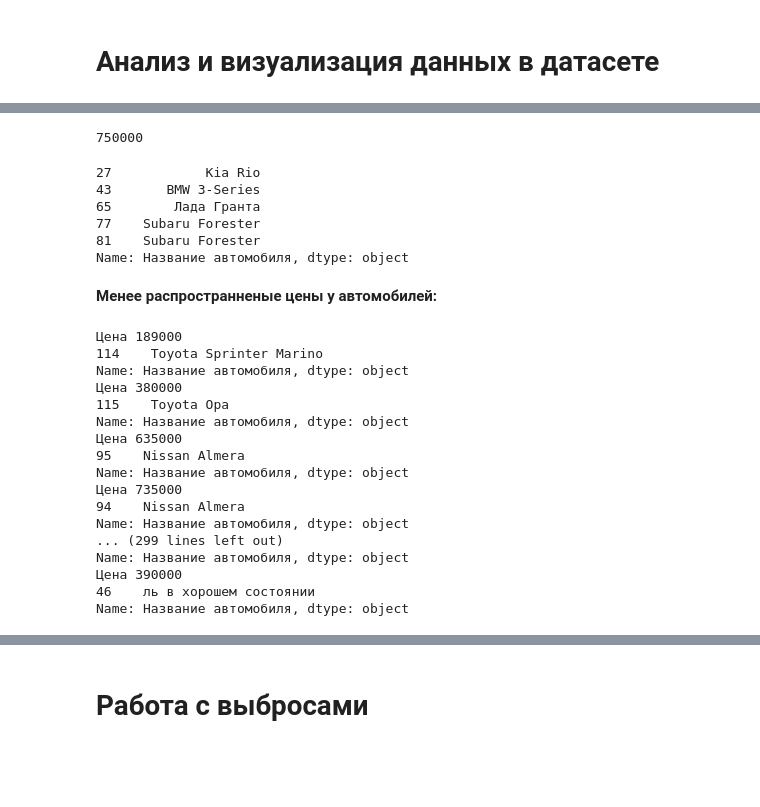
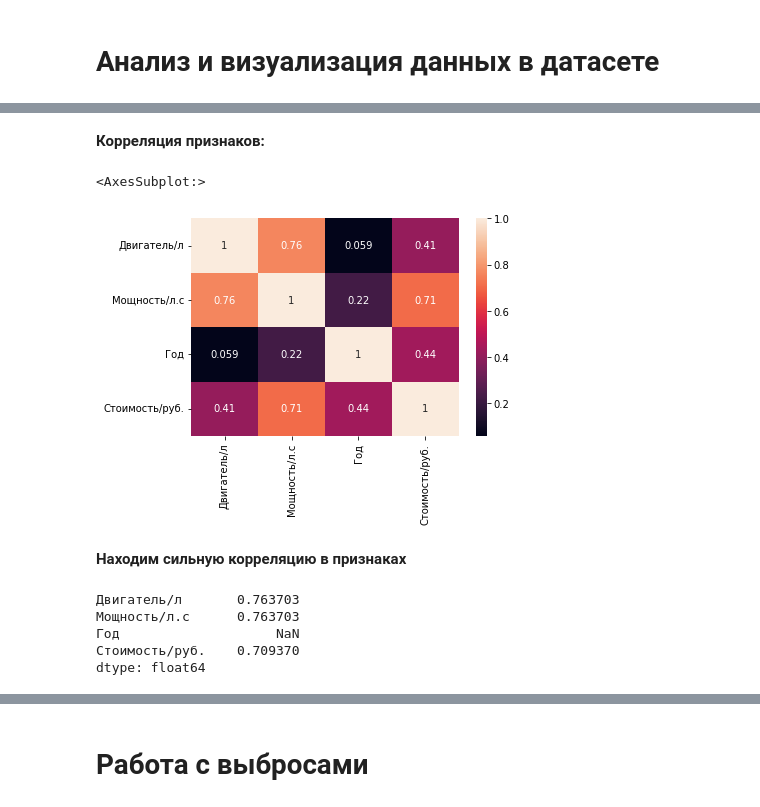
Before and after one commit to Stels26047/SkillFactory, a Jupyter notebook: project-6_team-Choice_Cars_dst-56/project-6_team-Choice_Cars_dst-56.ipynb, the cells around one changed output, grey strips where cells are left out. Saved outputs shown, nothing was run; the diff lists cells and outputs as text; code cells hidden in the pictures; blank space fills up the shorter version.

```diff
--- a/project-6_team-Choice_Cars_dst-56/project-6_team-Choice_Cars_dst-56.ipynb
+++ b/project-6_team-Choice_Cars_dst-56/project-6_team-Choice_Cars_dst-56.ipynb
@@ -1804,37 +984,17 @@ __Более распространненые цены у автомобилей
-# %%
-df_2['Стоимость/руб.'].value_counts(ascending=False).index[0]
-# %% [output]
-750000
-# %%
-df_2['Название автомобиля'][df_2['Стоимость/руб.'] == 750000]
-# %% [output]
-27            Kia Rio
-43       BMW 3-Series
-65        Лада Гранта
-77    Subaru Forester
-81    Subaru Forester
-Name: Название автомобиля, dtype: object
-# %% [markdown]
-__Менее распространненые цены у автомобилей:__
-# %%
-for i in df_2['Стоимость/руб.'].value_counts(ascending=False).index[-106:-1]:
-    print('Цена', i)
-    print(df_2['Название автомобиля'][df_2['Стоимость/руб.'] == i])
-# %% [output]
-Цена 189000
-114    Toyota Sprinter Marino
-Name: Название автомобиля, dtype: object
-Цена 380000
-115    Toyota Opa
-Name: Название автомобиля, dtype: object
-Цена 635000
-95    Nissan Almera
-Name: Название автомобиля, dtype: object
-Цена 735000
-94    Nissan Almera
-Name: Название автомобиля, dtype: object
-... (299 lines left out)
-Name: Название автомобиля, dtype: object
-Цена 390000
-46    ль в хорошем состоянии
-Name: Название автомобиля, dtype: object
+# %% [markdown]
+__Корреляция признаков:__
+# %%
+sns.heatmap(df_2.corr(),annot=True)
+# %% [output]
+<AxesSubplot:>
+[figure, added]
+# %% [markdown]
+__Находим сильную корреляцию в признаках__
+# %%
+df_2.corr()[(df_2.corr() > 0.5) & (df_2.corr() != 1)].max()
+# %% [output]
+Двигатель/л       0.763703
+Мощность/л.с      0.763703
+Год                    NaN
+Стоимость/руб.    0.709370
+dtype: float64
```
Also changed, not shown: parts of 157 cells of this notebook.
